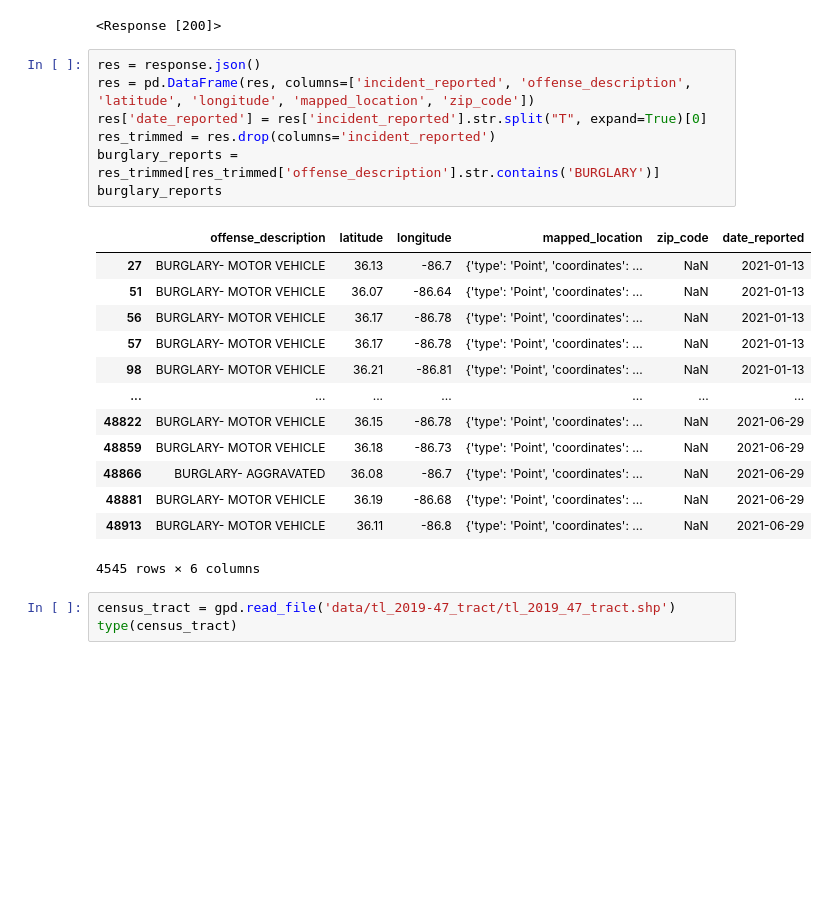
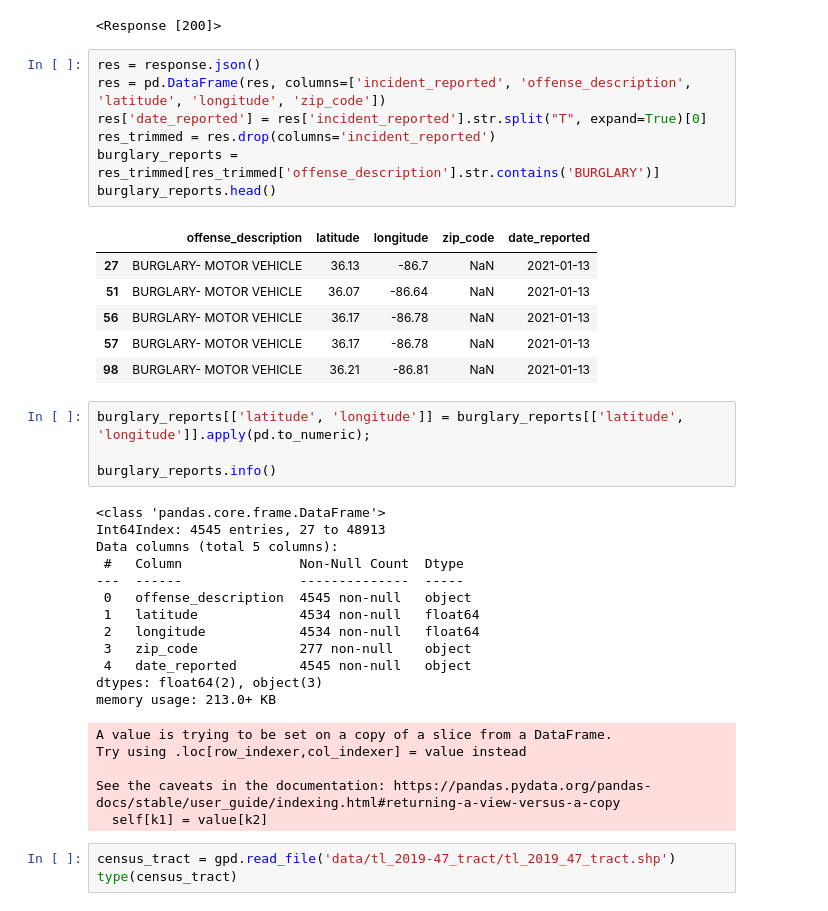
Before and after one commit to nss-data-science-cohort-5/geospatial_api-silver-sharks, a Jupyter notebook: Project2_Group_Conrad.ipynb, the cells around one changed output. Cells and saved outputs as stored; diff of their text form; blank space fills up the shorter version.

Commit message:
Joined data between steps 1 & 2, only test

```diff
--- a/Project2_Group_Conrad.ipynb
+++ b/Project2_Group_Conrad.ipynb
@@ -30,25 +30,40 @@ response
 <Response [200]>
 # %%
 res = response.json()
-res = pd.DataFrame(res, columns=['incident_reported', 'offense_description', 'latitude', 'longitude', 'mapped_location', 'zip_code'])
+res = pd.DataFrame(res, columns=['incident_reported', 'offense_description', 'latitude', 'longitude', 'zip_code'])
 res['date_reported'] = res['incident_reported'].str.split("T", expand=True)[0]
 res_trimmed = res.drop(columns='incident_reported')
 burglary_reports = res_trimmed[res_trimmed['offense_description'].str.contains('BURGLARY')]
-burglary_reports
+burglary_reports.head()
 # %% [output]
-|  | offense_description | latitude | longitude | mapped_location | zip_code | date_reported |
-| 27 | BURGLARY- MOTOR VEHICLE | 36.13 | -86.7 | {'type': 'Point', 'coordinates': ... | NaN | 2021-01-13 |
-| 51 | BURGLARY- MOTOR VEHICLE | 36.07 | -86.64 | {'type': 'Point', 'coordinates': ... | NaN | 2021-01-13 |
-| 56 | BURGLARY- MOTOR VEHICLE | 36.17 | -86.78 | {'type': 'Point', 'coordinates': ... | NaN | 2021-01-13 |
-| 57 | BURGLARY- MOTOR VEHICLE | 36.17 | -86.78 | {'type': 'Point', 'coordinates': ... | NaN | 2021-01-13 |
-| 98 | BURGLARY- MOTOR VEHICLE | 36.21 | -86.81 | {'type': 'Point', 'coordinates': ... | NaN | 2021-01-13 |
-| ... | ... | ... | ... | ... | ... | ... |
-| 48822 | BURGLARY- MOTOR VEHICLE | 36.15 | -86.78 | {'type': 'Point', 'coordinates': ... | NaN | 2021-06-29 |
-| 48859 | BURGLARY- MOTOR VEHICLE | 36.18 | -86.73 | {'type': 'Point', 'coordinates': ... | NaN | 2021-06-29 |
-| 48866 | BURGLARY- AGGRAVATED | 36.08 | -86.7 | {'type': 'Point', 'coordinates': ... | NaN | 2021-06-29 |
-| 48881 | BURGLARY- MOTOR VEHICLE | 36.19 | -86.68 | {'type': 'Point', 'coordinates': ... | NaN | 2021-06-29 |
-| 48913 | BURGLARY- MOTOR VEHICLE | 36.11 | -86.8 | {'type': 'Point', 'coordinates': ... | NaN | 2021-06-29 |
+|  | offense_description | latitude | longitude | zip_code | date_reported |
+| 27 | BURGLARY- MOTOR VEHICLE | 36.13 | -86.7 | NaN | 2021-01-13 |
+| 51 | BURGLARY- MOTOR VEHICLE | 36.07 | -86.64 | NaN | 2021-01-13 |
+| 56 | BURGLARY- MOTOR VEHICLE | 36.17 | -86.78 | NaN | 2021-01-13 |
+| 57 | BURGLARY- MOTOR VEHICLE | 36.17 | -86.78 | NaN | 2021-01-13 |
+| 98 | BURGLARY- MOTOR VEHICLE | 36.21 | -86.81 | NaN | 2021-01-13 |
-4545 rows × 6 columns
+# %%
+burglary_reports[['latitude', 'longitude']] = burglary_reports[['latitude', 'longitude']].apply(pd.to_numeric);
+
+burglary_reports.info()
+# %% [output]
+<class 'pandas.core.frame.DataFrame'>
+Int64Index: 4545 entries, 27 to 48913
+Data columns (total 5 columns):
+ #   Column               Non-Null Count  Dtype
+---  ------               --------------  -----
+ 0   offense_description  4545 non-null   object
+ 1   latitude             4534 non-null   float64
+ 2   longitude            4534 non-null   float64
+ 3   zip_code             277 non-null    object
+ 4   date_reported        4545 non-null   object
+dtypes: float64(2), object(3)
+memory usage: 213.0+ KB
+A value is trying to be set on a copy of a slice from a DataFrame.
+Try using .loc[row_indexer,col_indexer] = value instead
+
+See the caveats in the documentation: https://pandas.pydata.org/pandas-docs/stable/user_guide/indexing.html#returning-a-view-versus-a-copy
+  self[k1] = value[k2]
 # %%
 census_tract = gpd.read_file('data/tl_2019-47_tract/tl_2019_47_tract.shp')
 type(census_tract)
```
Also changed, not shown: parts of 10 cells of this notebook.
